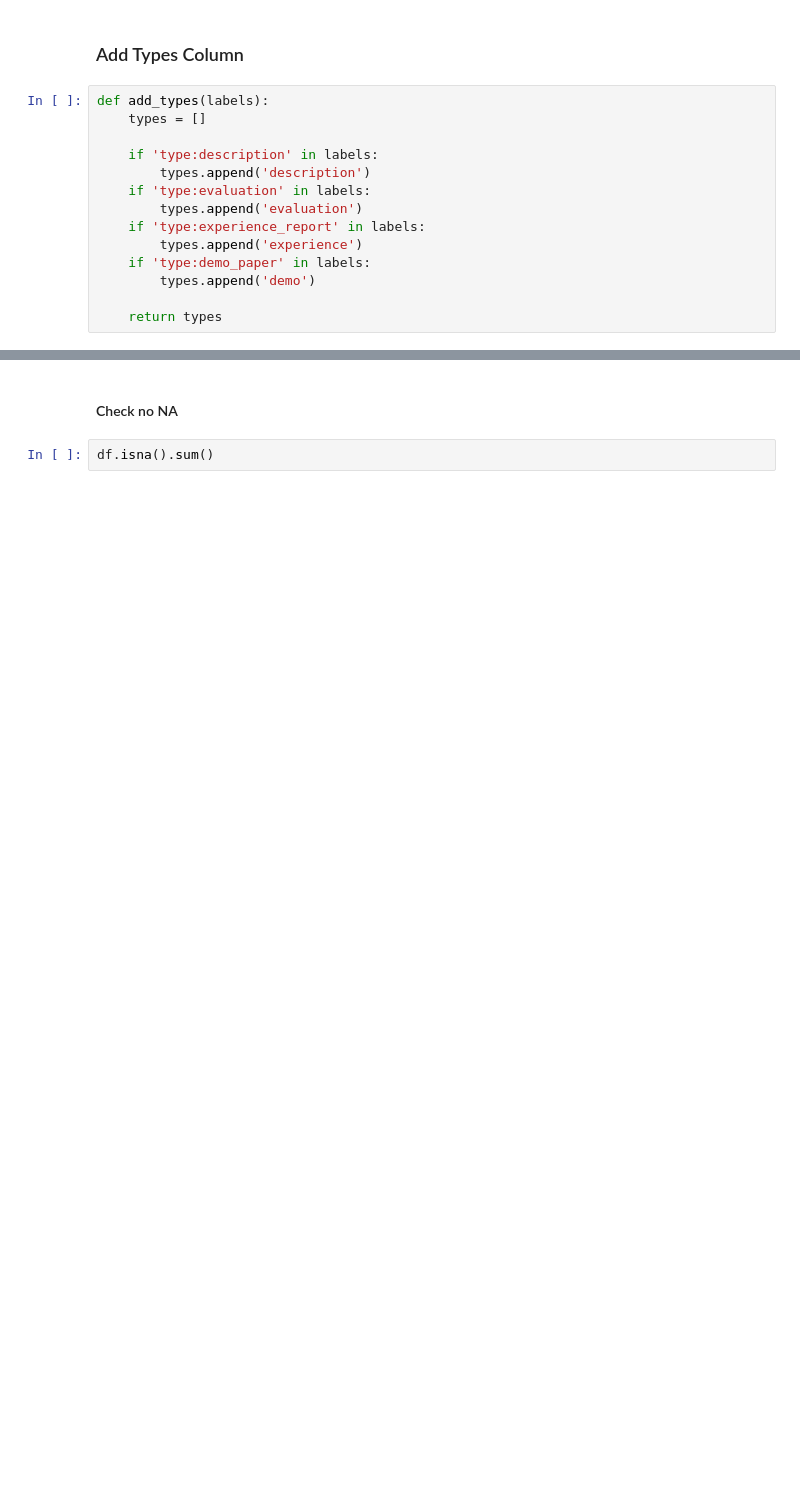
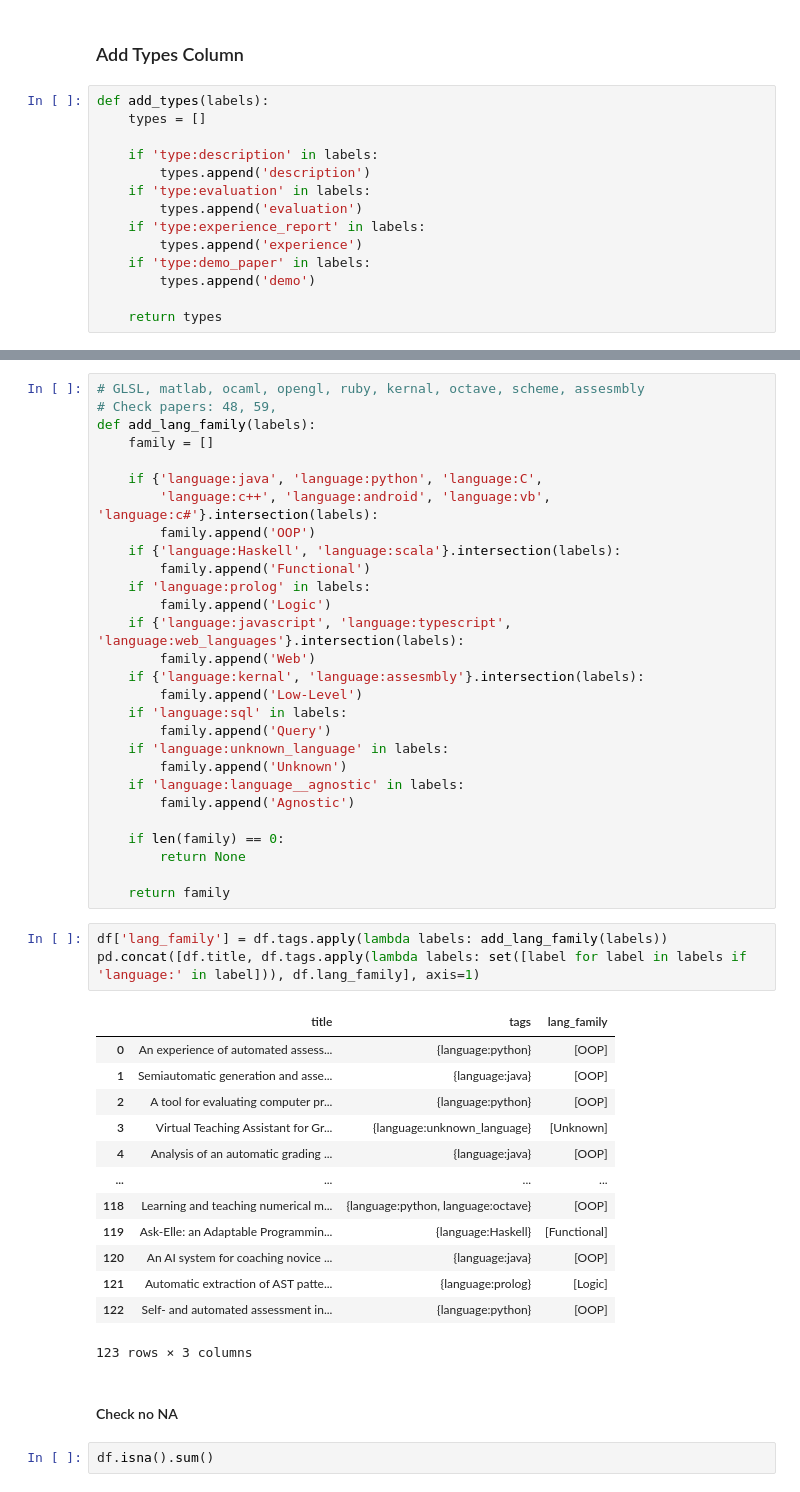
Before and after one commit to m-messer/Automated-Assessment-SLR-Data-Processing, a Jupyter notebook: data_extraction.ipynb, the cells around one changed output, grey strips where cells are left out. Saved outputs shown, nothing was run; the diff lists cells and outputs as text; blank space fills up the shorter version.

```diff
--- a/data_extraction.ipynb
+++ b/data_extraction.ipynb
@@ -374,3 +397,48 @@ pd.concat([df.title, df.tags.apply(lambda labels: set([label for label in labels
+# %%
+# GLSL, matlab, ocaml, opengl, ruby, kernal, octave, scheme, assesmbly
+# Check papers: 48, 59,
+def add_lang_family(labels):
+    family = []
+
+    if {'language:java', 'language:python', 'language:C',
+        'language:c++', 'language:android', 'language:vb', 'language:c#'}.intersection(labels):
+        family.append('OOP')
+    if {'language:Haskell', 'language:scala'}.intersection(labels):
+        family.append('Functional')
+    if 'language:prolog' in labels:
+        family.append('Logic')
+    if {'language:javascript', 'language:typescript', 'language:web_languages'}.intersection(labels):
+        family.append('Web')
+    if {'language:kernal', 'language:assesmbly'}.intersection(labels):
+        family.append('Low-Level')
+    if 'language:sql' in labels:
+        family.append('Query')
+    if 'language:unknown_language' in labels:
+        family.append('Unknown')
+    if 'language:language__agnostic' in labels:
+        family.append('Agnostic')
+
+    if len(family) == 0:
+        return None
+
+    return family
+# %%
+df['lang_family'] = df.tags.apply(lambda labels: add_lang_family(labels))
+pd.concat([df.title, df.tags.apply(lambda labels: set([label for label in labels if 'language:' in label])), df.lang_family], axis=1)
+# %% [output]
+|  | title | tags | lang_family |
+| 0 | An experience of automated assess... | {language:python} | [OOP] |
+| 1 | Semiautomatic generation and asse... | {language:java} | [OOP] |
+| 2 | A tool for evaluating computer pr... | {language:python} | [OOP] |
+| 3 | Virtual Teaching Assistant for Gr... | {language:unknown_language} | [Unknown] |
+| 4 | Analysis of an automatic grading ... | {language:java} | [OOP] |
+| ... | ... | ... | ... |
+| 118 | Learning and teaching numerical m... | {language:python, language:octave} | [OOP] |
+| 119 | Ask-Elle: an Adaptable Programmin... | {language:Haskell} | [Functional] |
+| 120 | An AI system for coaching novice ... | {language:java} | [OOP] |
+| 121 | Automatic extraction of AST patte... | {language:prolog} | [Logic] |
+| 122 | Self- and automated assessment in... | {language:python} | [OOP] |
+123 rows × 3 columns
 # %% [markdown]
 #### Check no NA
 # %%
```
Also changed, not shown: parts of 8 cells of this notebook, 3 other files.
